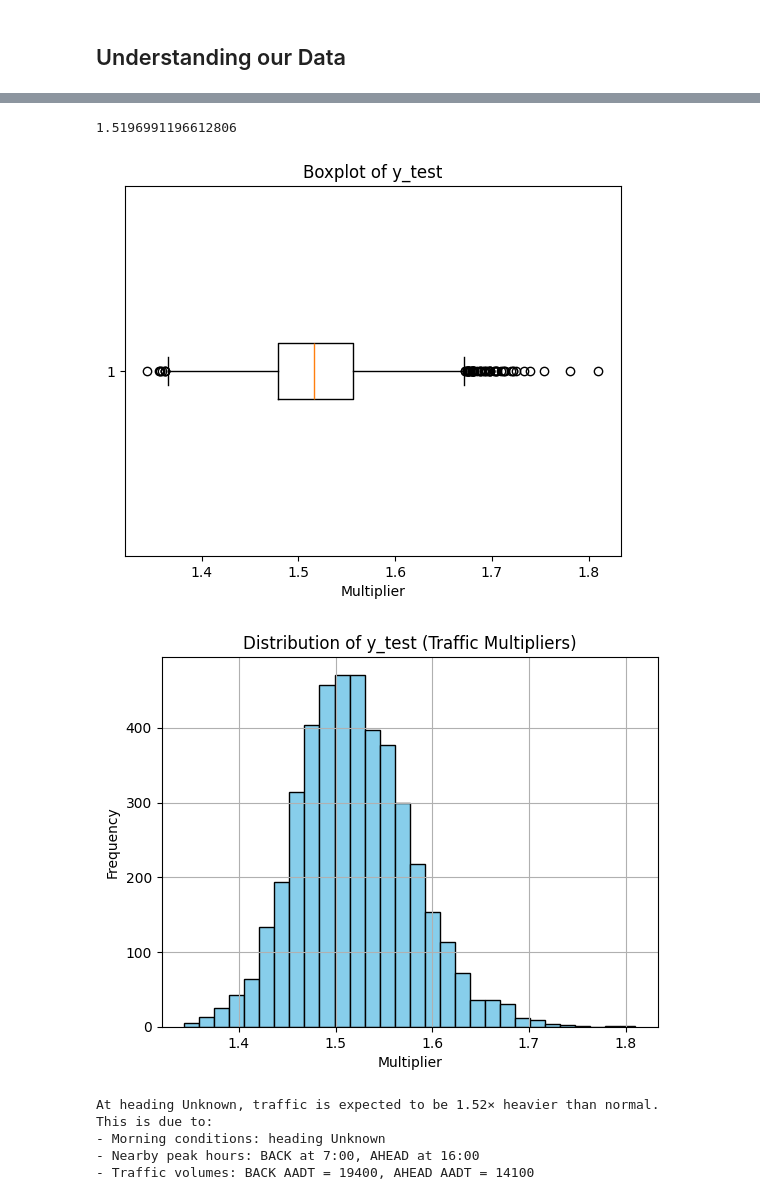
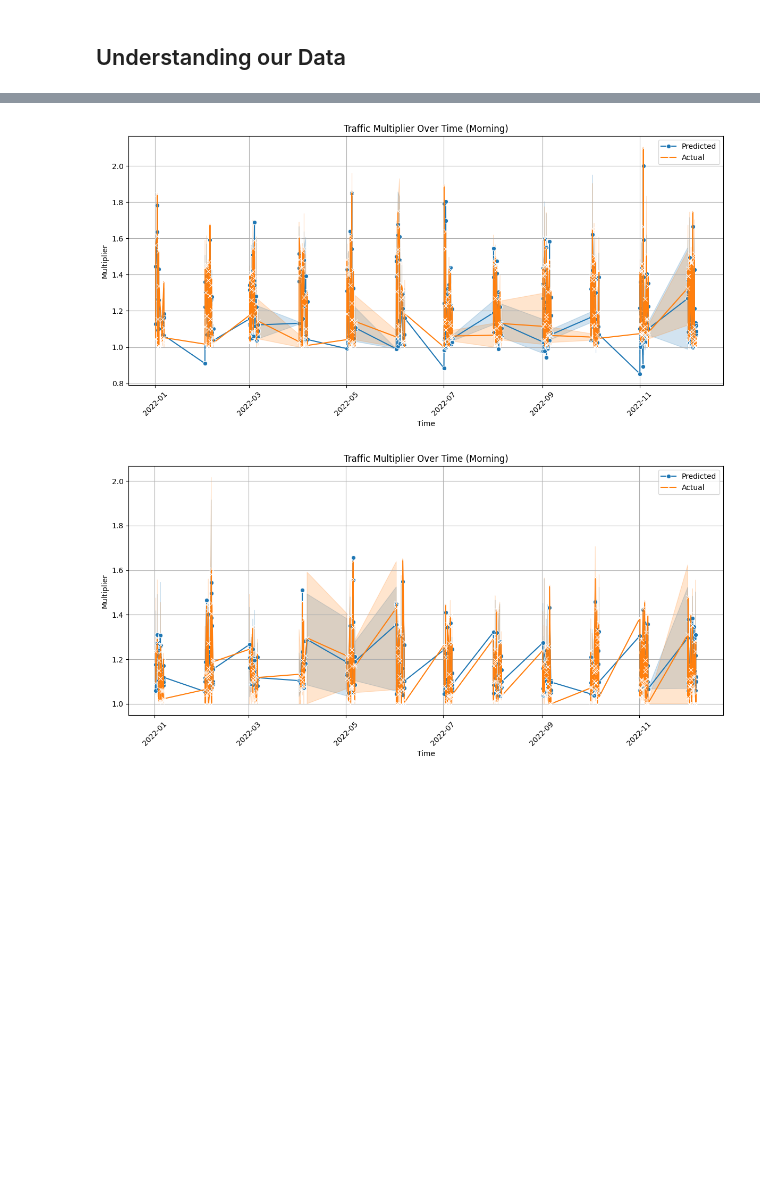
Before and after one commit to ryan-avancena/theta-svm-ryan, a Jupyter notebook: svm copy.ipynb, the cells around one changed output, grey strips where cells are left out. Drawn from its saved outputs; the diff is of its cells as text; code cells hidden in the pictures; blank space fills up the shorter version.

```diff
--- a/svm copy.ipynb
+++ b/svm copy.ipynb
@@ -296,27 +282,47 @@ print(y_train[:5])  # First 5 target values
-# %%
-np.mean(y_test)
-# %% [output]
-1.5196991196612806
-# %%
-import matplotlib.pyplot as plt
-
-plt.boxplot(y_test, vert=False)
-plt.title("Boxplot of y_test")
-plt.xlabel("Multiplier")
-plt.show()
-# %% [output]
-[figure, removed]
-# %%
-import matplotlib.pyplot as plt
-
-plt.hist(y_test, bins=30, color='skyblue', edgecolor='black')
-plt.title("Distribution of y_test (Traffic Multipliers)")
-plt.xlabel("Multiplier")
-plt.ylabel("Frequency")
-plt.grid(True)
-plt.show()
-# %% [output]
-[figure, removed]
+# %%
+def plot_traffic_over_time(X_morning, y_morning, model, scaler):
+    import pandas as pd
+    import matplotlib.pyplot as plt
+    import seaborn as sns
+
+    # Create DataFrame from raw features and target
+    df = pd.DataFrame(X_morning, columns=["AM_MONTH", "AM_DAY", "AM_HOUR", "BACK_AADT", "AHEAD_AADT"])
+    df["y_true"] = y_morning
+
+    # Create datetime index (using 2024 as placeholder year)
+    df["datetime"] = pd.to_datetime({
+        "year": 2022,
+        "month": df["AM_MONTH"] + 1,
+        "day": df["AM_DAY"],
+        "hour": df["AM_HOUR"]
+    }, errors='coerce')
+
+    df = df.dropna(subset=["datetime"])  # drop invalid dates
+    df = df.sort_values("datetime")
+
+    # Predict using scaled inputs
+    X_scaled = scaler.transform(df[["AM_MONTH", "AM_DAY", "AM_HOUR", "BACK_AADT", "AHEAD_AADT"]])
+    df["predicted_multiplier"] = model.predict(X_scaled)
+
+    # Plotting
+    plt.figure(figsize=(12, 6))
+    sns.lineplot(x="datetime", y="predicted_multiplier", data=df, label="Predicted", marker="o")
+    sns.lineplot(x="datetime", y="y_true", data=df, label="Actual", marker="x")
+    plt.title("Traffic Multiplier Over Time (Morning)")
+    plt.xlabel("Time")
+    plt.ylabel("Multiplier")
+    plt.xticks(rotation=45)
+    plt.legend()
+    plt.tight_layout()
+    plt.grid(True)
+    plt.show()
+# %%
+# model_morning, scaler_morning = train_svm(X_morning, y_morning)
+plot_traffic_over_time(X_morning, y_morning, morning_svm, morning_scaler)
+plot_traffic_over_time(X_night, y_night, night_svm, night_scaler)
+# %% [output]
+[figure, added]
+[figure, added]
 # %%
 def interpret_prediction(model_input, prediction):
     direction_map = {0: 'North', 1: 'South', 2: 'East', 3: 'West'}
@@ -335,13 +341,3 @@ def interpret_prediction(model_input, prediction):
         f"- Traffic volumes: BACK AADT = {back_aadt}, AHEAD AADT = {ahead_aadt}"
     )
     return summary
-# %%
-model_test = [[8, 13, 7, 16, 19400, 14100]]
-test = model.predict(model_test)
-print(interpret_prediction(model_test, test))
-# %% [output]
-At heading Unknown, traffic is expected to be 1.52× heavier than normal.
-This is due to:
-- Morning conditions: heading Unknown
-- Nearby peak hours: BACK at 7:00, AHEAD at 16:00
-- Traffic volumes: BACK AADT = 19400, AHEAD AADT = 14100
```
Also changed, not shown: parts of 3 cells of this notebook.
